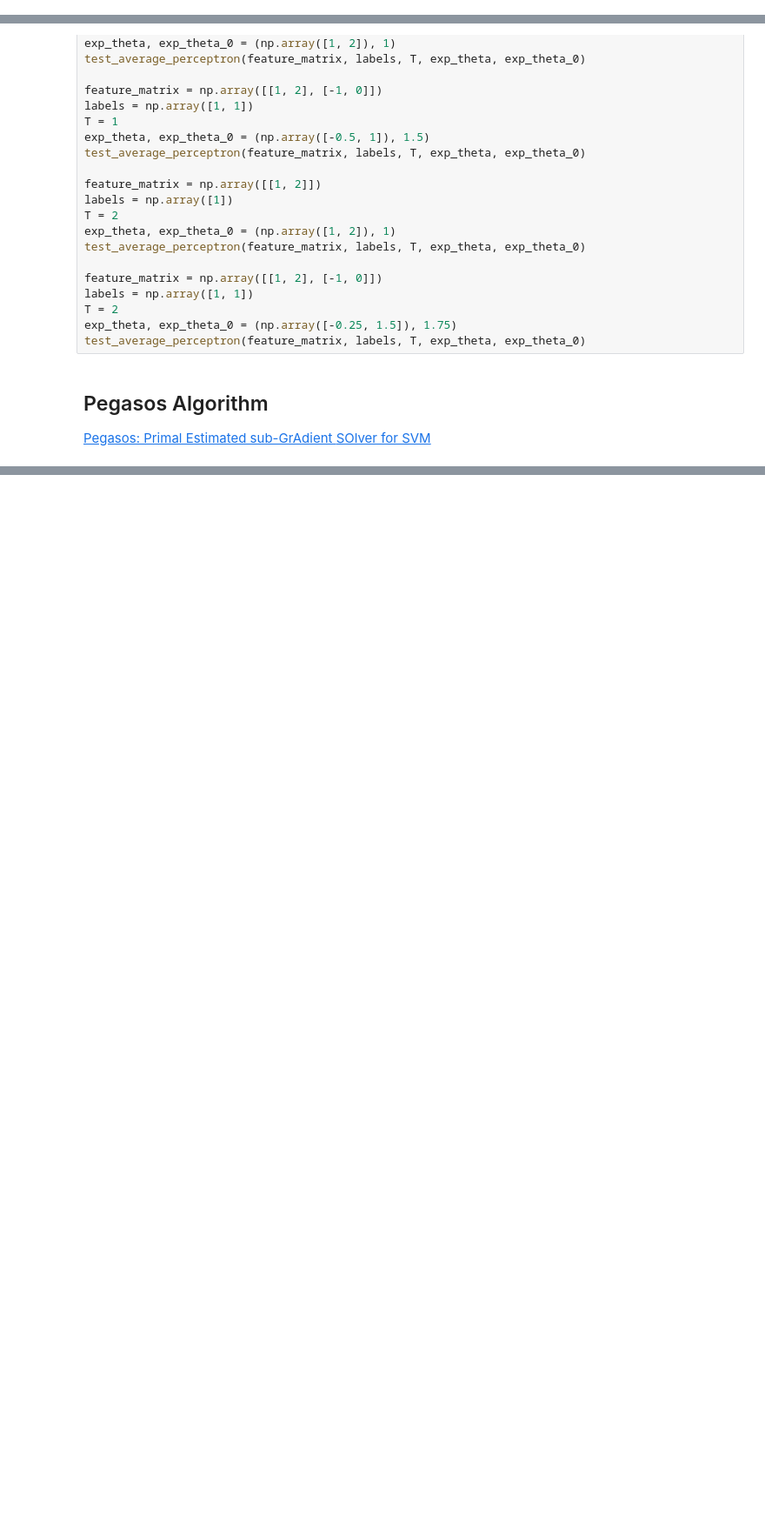
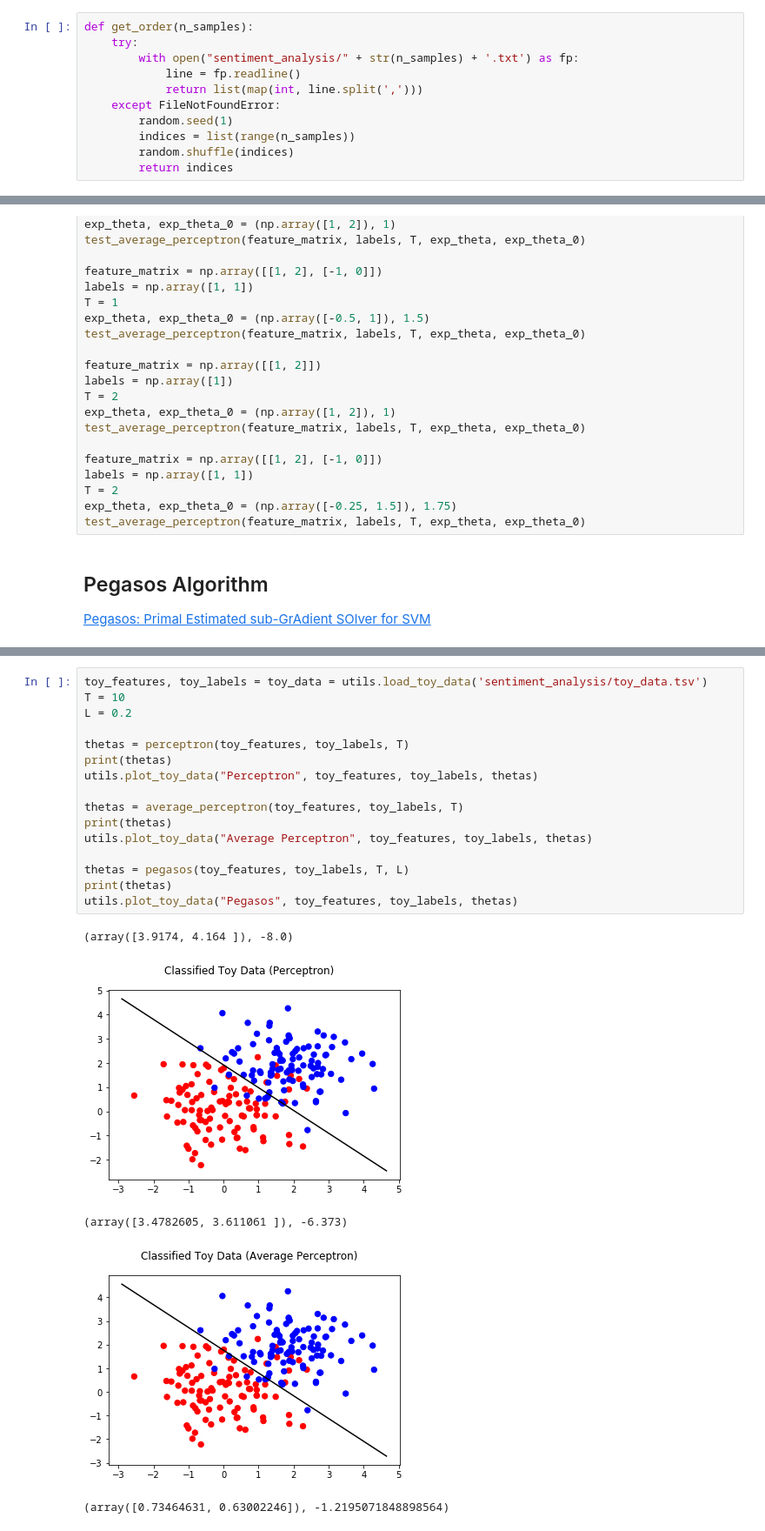
Before and after one commit to vinneenguyen/mitx-machine-learning-with-python-from-linear-models-to-deep-learning, a Jupyter notebook: Unit 1 Linear Classifiers and Generalizations (2 weeks)/Project 1: Automatic Review Analyzer/Project1.ipynb, the cells around one changed output, grey strips where cells are left out. Shown at 87% size. Cells and saved outputs as stored; diff of their text form; blank space fills up the shorter version.

```diff
--- a/Unit 1 Linear Classifiers and Generalizations (2 weeks)/Project 1: Automatic Review Analyzer/Project1.ipynb
+++ b/Unit 1 Linear Classifiers and Generalizations (2 weeks)/Project 1: Automatic Review Analyzer/Project1.ipynb
@@ -49,5 +51,16 @@ import numpy as np
 # %% [markdown]
 ## Hinge Loss
+# %%
+def get_order(n_samples):
+    try:
+        with open("sentiment_analysis/" + str(n_samples) + '.txt') as fp:
+            line = fp.readline()
+            return list(map(int, line.split(',')))
+    except FileNotFoundError:
+        random.seed(1)
+        indices = list(range(n_samples))
+        random.shuffle(indices)
+        return indices
 # %%
 def hinge_loss_single(feature_vector, label, theta, theta_0):
     """
@@ -327,0 +446,22 @@ def pegasos_single_step_update(
+# %%
+toy_features, toy_labels = toy_data = utils.load_toy_data('sentiment_analysis/toy_data.tsv')
+T = 10
+L = 0.2
+
+thetas = perceptron(toy_features, toy_labels, T)
+print(thetas)
+utils.plot_toy_data("Perceptron", toy_features, toy_labels, thetas)
+
+thetas = average_perceptron(toy_features, toy_labels, T)
+print(thetas)
+utils.plot_toy_data("Average Perceptron", toy_features, toy_labels, thetas)
+
+thetas = pegasos(toy_features, toy_labels, T, L)
+print(thetas)
+utils.plot_toy_data("Pegasos", toy_features, toy_labels, thetas)
+# %% [output]
+(array([3.9174, 4.164 ]), -8.0)
+[figure, added]
+(array([3.4782605, 3.611061 ]), -6.373)
+[figure, added]
+(array([0.73464631, 0.63002246]), -1.2195071848898564)
```
Also changed, not shown: parts of 10 cells of this notebook.
